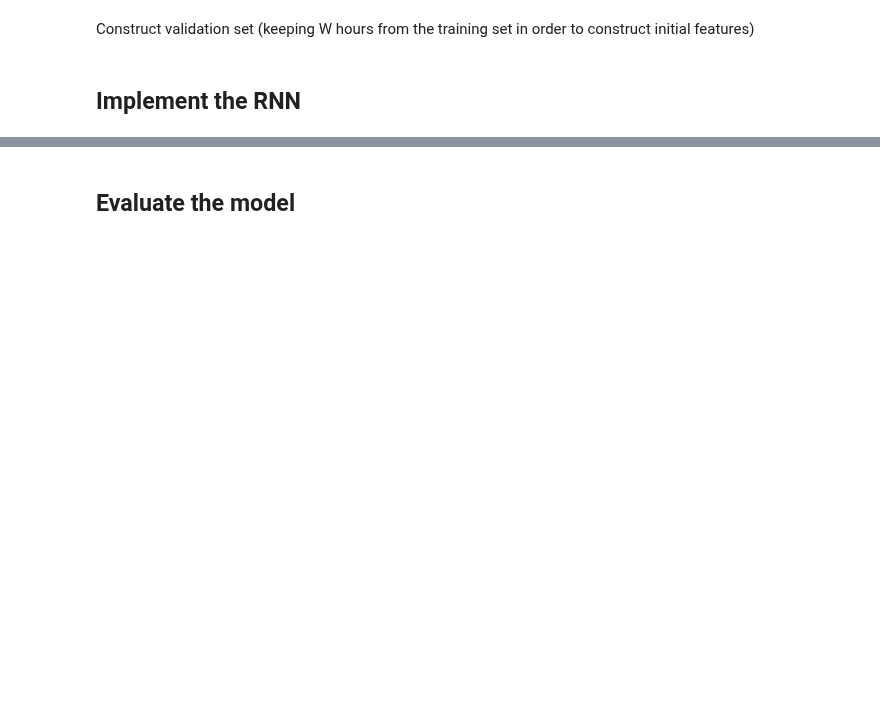
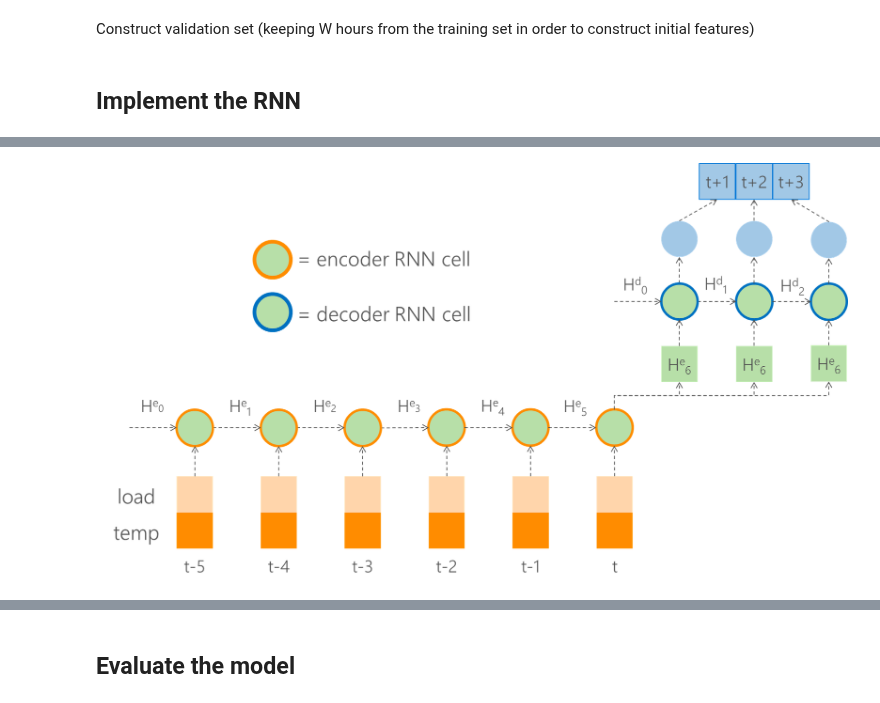
Before and after one commit to Azure/DeepLearningForTimeSeriesForecasting, a Jupyter notebook: 5_multi_step_RNN_encoder_decoder_simple.ipynb, the cells around one changed output, grey strips where cells are left out. Saved outputs shown, nothing was run; the diff lists cells and outputs as text; code cells hidden in the pictures; blank space fills up the shorter version.

```diff
--- a/5_multi_step_RNN_encoder_decoder_simple.ipynb
+++ b/5_multi_step_RNN_encoder_decoder_simple.ipynb
@@ -85,3 +100,7 @@ We will implement a RNN forecasting model with the following structure:
+# %%
+Image('./images/simple_encoder_decoder.png')
+# %% [output]
+[figure, added]
 # %%
 from keras.models import Model, Sequential
 from keras.layers import GRU, Dense, RepeatVector, TimeDistributed, Flatten
```
Also changed, not shown: parts of 12 cells of this notebook, 11 other files.
